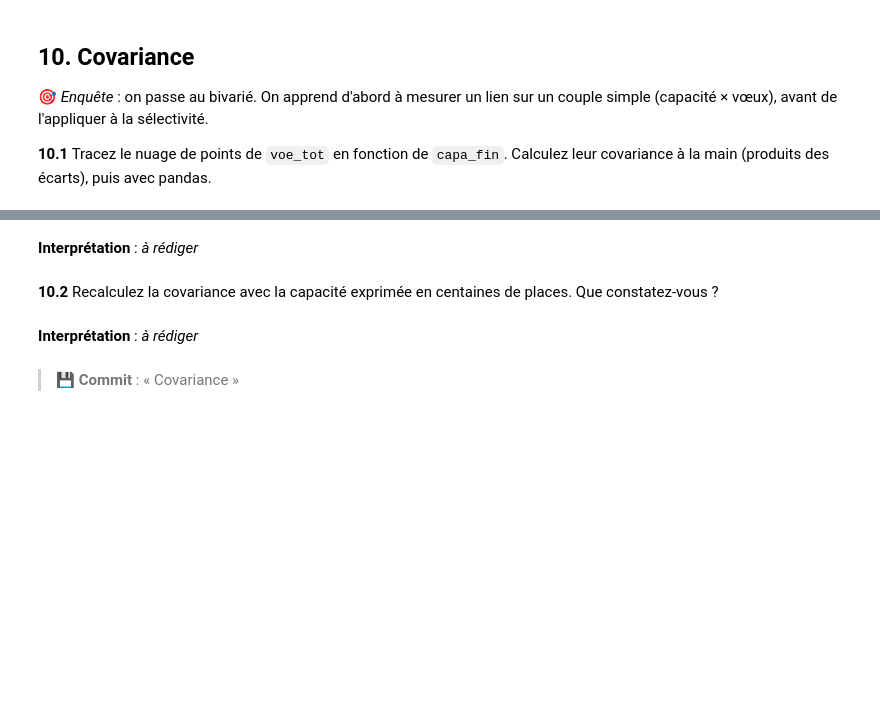
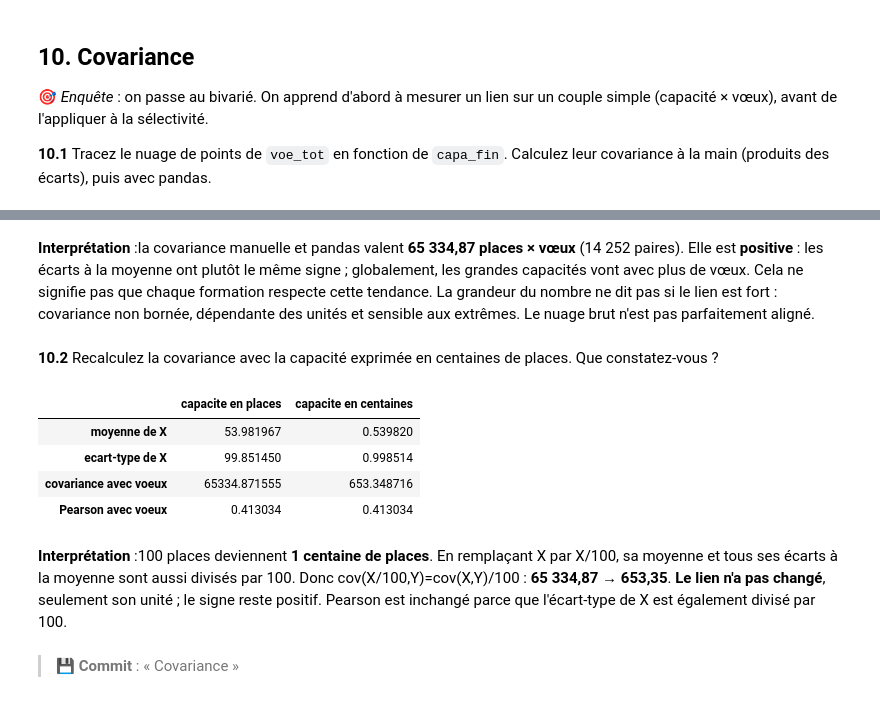
Before and after one commit to Anaisblk/Analyse-Parcoursup, a Jupyter notebook: TP_Parcoursup (1).ipynb, the cells around one changed output, grey strips where cells are left out. Drawn from its saved outputs; the diff is of its cells as text; code cells hidden in the pictures; blank space fills up the shorter version.

```diff
--- a/TP_Parcoursup (1).ipynb
+++ b/TP_Parcoursup (1).ipynb
@@ -705,9 +749,25 @@ Pour la suite, logs et rangs limiteront l'influence des grandes demandes/capacit
 # %% [markdown]
-**Interprétation** : _à rédiger_
+**Interprétation** :la covariance manuelle et pandas valent **65 334,87 places × vœux** (14 252 paires). Elle est **positive** : les écarts à la moyenne ont plutôt le même signe ; globalement, les grandes capacités vont avec plus de vœux. Cela ne signifie pas que chaque formation respecte cette tendance. La grandeur du nombre ne dit pas si le lien est fort : covariance non bornée, dépendante des unités et sensible aux extrêmes. Le nuage brut n'est pas parfaitement aligné.
 # %% [markdown]
 **10.2** Recalculez la covariance avec la capacité exprimée en centaines de places. Que constatez-vous ?
+# %%
+sub = df[["capa_fin", "voe_tot"]].dropna()
+x, y = sub["capa_fin"], sub["voe_tot"]
+cov_places = x.cov(y)
+cov_centaines = (x/100).cov(y)
+display(pd.DataFrame({"capacite en places": [x.mean(), x.std(ddof=1), cov_places, x.corr(y)],
+                     "capacite en centaines": [(x/100).mean(), (x/100).std(ddof=1), cov_centaines, (x/100).corr(y)]},
+                    index=["moyenne de X", "ecart-type de X", "covariance avec voeux", "Pearson avec voeux"]))
+np.testing.assert_allclose(cov_centaines, cov_places/100)
+np.testing.assert_allclose((x/100).corr(y), x.corr(y))
+# %% [output]
+|  | capacite en places | capacite en centaines |
+| moyenne de X | 53.981967 | 0.539820 |
+| ecart-type de X | 99.851450 | 0.998514 |
+| covariance avec voeux | 65334.871555 | 653.348716 |
+| Pearson avec voeux | 0.413034 | 0.413034 |
 # %% [markdown]
-**Interprétation** : _à rédiger_
+**Interprétation** :100 places deviennent **1 centaine de places**. En remplaçant X par X/100, sa moyenne et tous ses écarts à la moyenne sont aussi divisés par 100. Donc cov(X/100,Y)=cov(X,Y)/100 : **65 334,87 → 653,35**. **Le lien n'a pas changé**, seulement son unité ; le signe reste positif. Pearson est inchangé parce que l'écart-type de X est également divisé par 100.
 # %% [markdown]
 > 💾 **Commit** : « Covariance »
 # %% [markdown]
```
Also changed, not shown: parts of 1 cell of this notebook.
